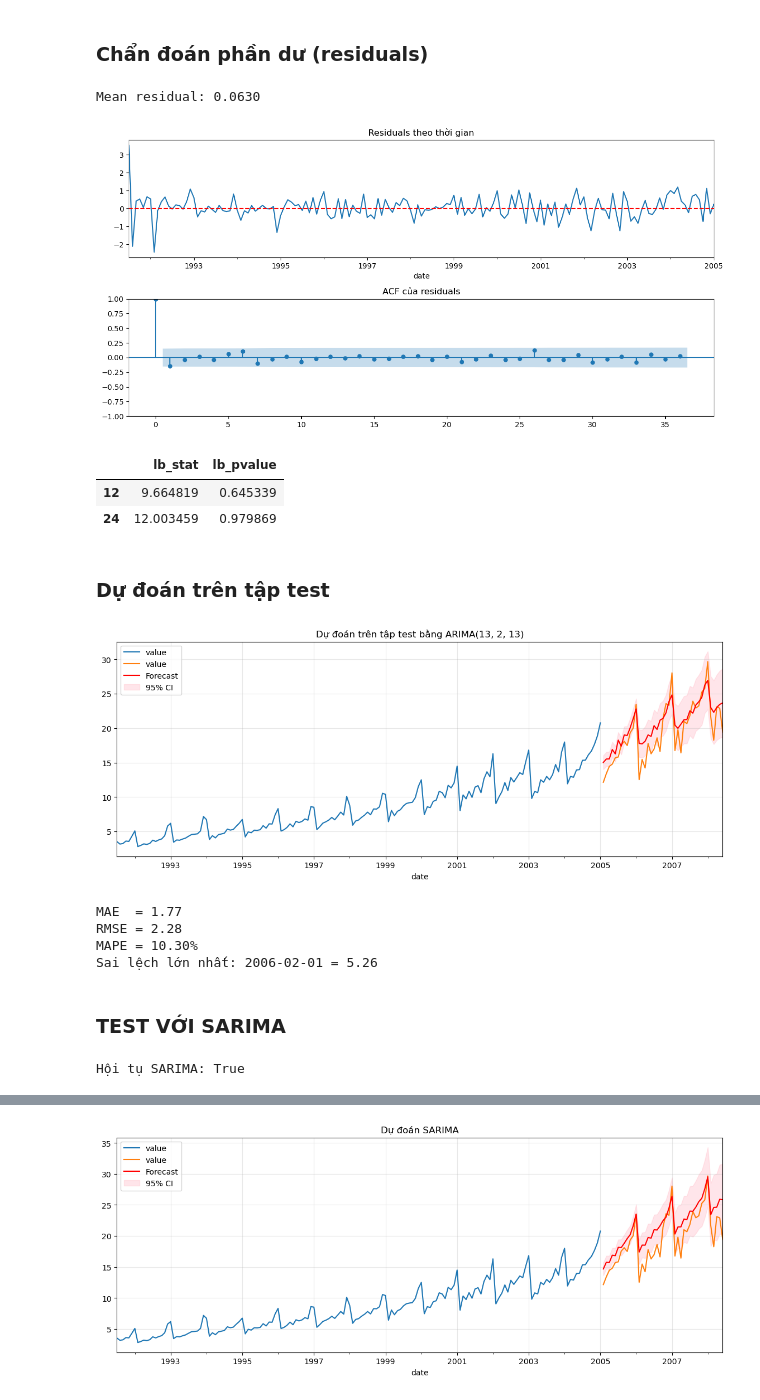
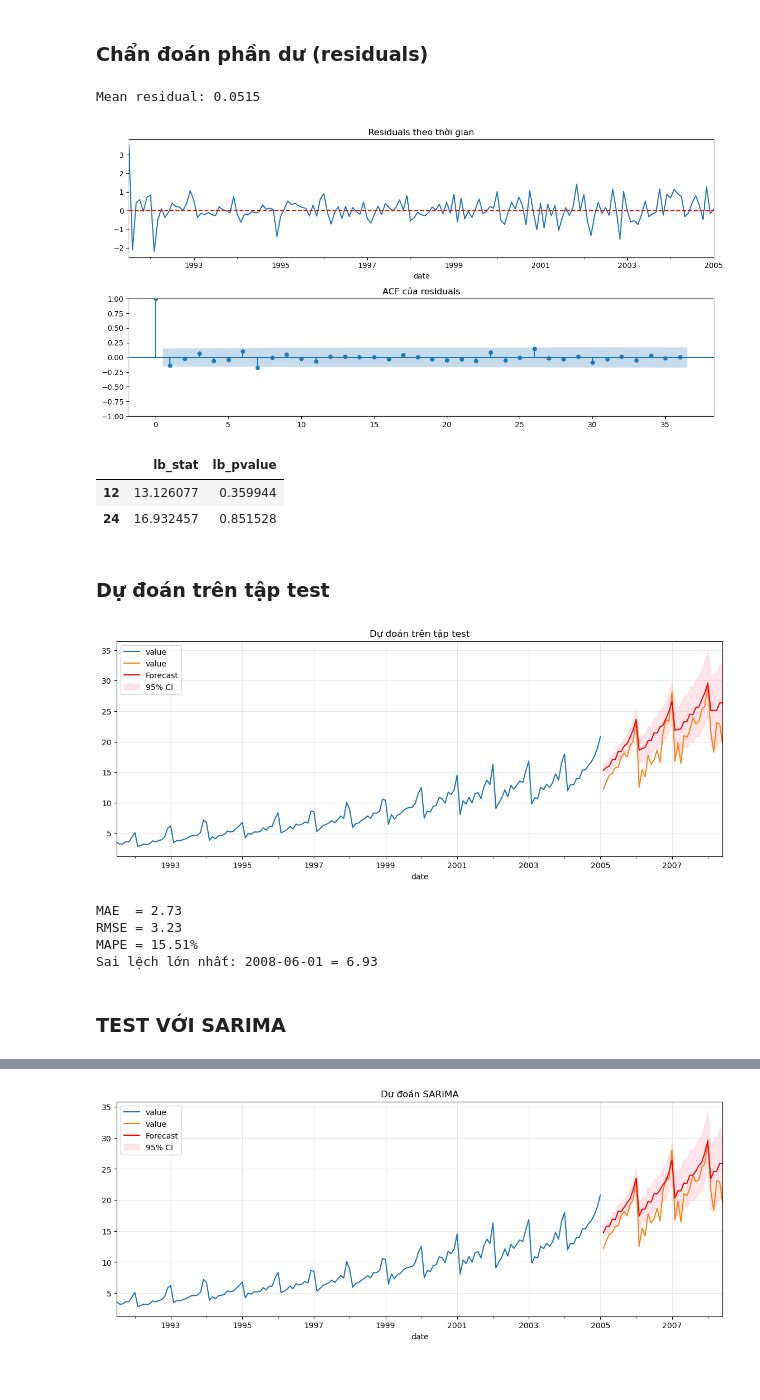
Before and after one commit to HoraCompany-VN/Times-Series-Gr3, a Jupyter notebook: Lab2/BT_Normal/src/Lab2_Normal.ipynb, the cells around one changed output, grey strips where cells are left out. Cells and saved outputs as stored; diff of their text form; code cells hidden in the pictures.

```diff
--- a/Lab2/BT_Normal/src/Lab2_Normal.ipynb
+++ b/Lab2/BT_Normal/src/Lab2_Normal.ipynb
@@ -426,3 +452,11 @@ Chọn: ARIMA(13, 2, 13) (AIC 324.73 | BIC 407.93)
+# %%
+p = 11
+q = 5
+d = 2
+# %%
+model = ARIMA(train_data, order=(p, d, q))
+# %%
+best_fit = model.fit()
 # %% [markdown]
 ### Chẩn đoán phần dư (residuals)
 # %%
@@ -437,29 +471,29 @@ plt.tight_layout(); plt.show()
 
 acorr_ljungbox(resid, lags=[12, 24], return_df=True)
 # %% [output]
-Mean residual: 0.0630
+Mean residual: 0.0515
-[figure, old version]
+[figure, new version]
 |  | lb_stat | lb_pvalue |
-| 12 | 9.664819 | 0.645339 |
-| 24 | 12.003459 | 0.979869 |
+| 12 | 13.126077 | 0.359944 |
+| 24 | 16.932457 | 0.851528 |
 # %% [markdown]
 ### Dự đoán trên tập test
 # %%
 fc   = best_fit.get_forecast(steps=len(test_data))
 pred = pd.Series(fc.predicted_mean.to_numpy(), index=test_data.index)
 ci   = fc.conf_int()
 
 fig, ax = plt.subplots(figsize=(14, 5))
 train_data.plot(ax=ax, label="Train")
 test_data.plot(ax=ax, label="Test")
 pred.plot(ax=ax, label="Forecast", color="red")
 ax.fill_between(ci.index, ci.iloc[:, 0], ci.iloc[:, 1], color="pink", alpha=0.4, label="95% CI")
-ax.set_title(f"Dự đoán trên tập test bằng {best_name}")
+ax.set_title(f"Dự đoán trên tập test")
 ax.legend()
 ax.grid(alpha=0.3)
 plt.show()
 # %% [output]
-[figure, old version]
+[figure, new version]
 # %%
 err  = test_data["value"] - pred
 mae  = err.abs().mean()
@@ -471,19 +505,16 @@ print(f"RMSE = {rmse:.2f}")
 print(f"MAPE = {mape:.2f}%")
 print("Sai lệch lớn nhất:", err.abs().idxmax().date(), "=", round(err.abs().max(), 2))
 # %% [output]
-MAE  = 1.77
-RMSE = 2.28
-MAPE = 10.30%
-Sai lệch lớn nhất: 2006-02-01 = 5.26
+MAE  = 2.73
+RMSE = 3.23
+MAPE = 15.51%
+Sai lệch lớn nhất: 2008-06-01 = 6.93
 # %% [markdown]
 ### TEST VỚI SARIMA
 # %%
-p, d, q = 2, 2, 2
 P, D, Q, s = 1, 1, 1, 12
 sarima = ARIMA(train_data, order=(p, d, q), seasonal_order=(P, D, Q, s))
 sarima_fit = sarima.fit()
-# %% [output]
-Hội tụ SARIMA: True
 # %%
 resid_s = sarima_fit.resid.dropna()
 print(f"Mean residual: {resid_s.mean():.4f}")
```
Also changed, not shown: parts of 10 cells of this notebook.
